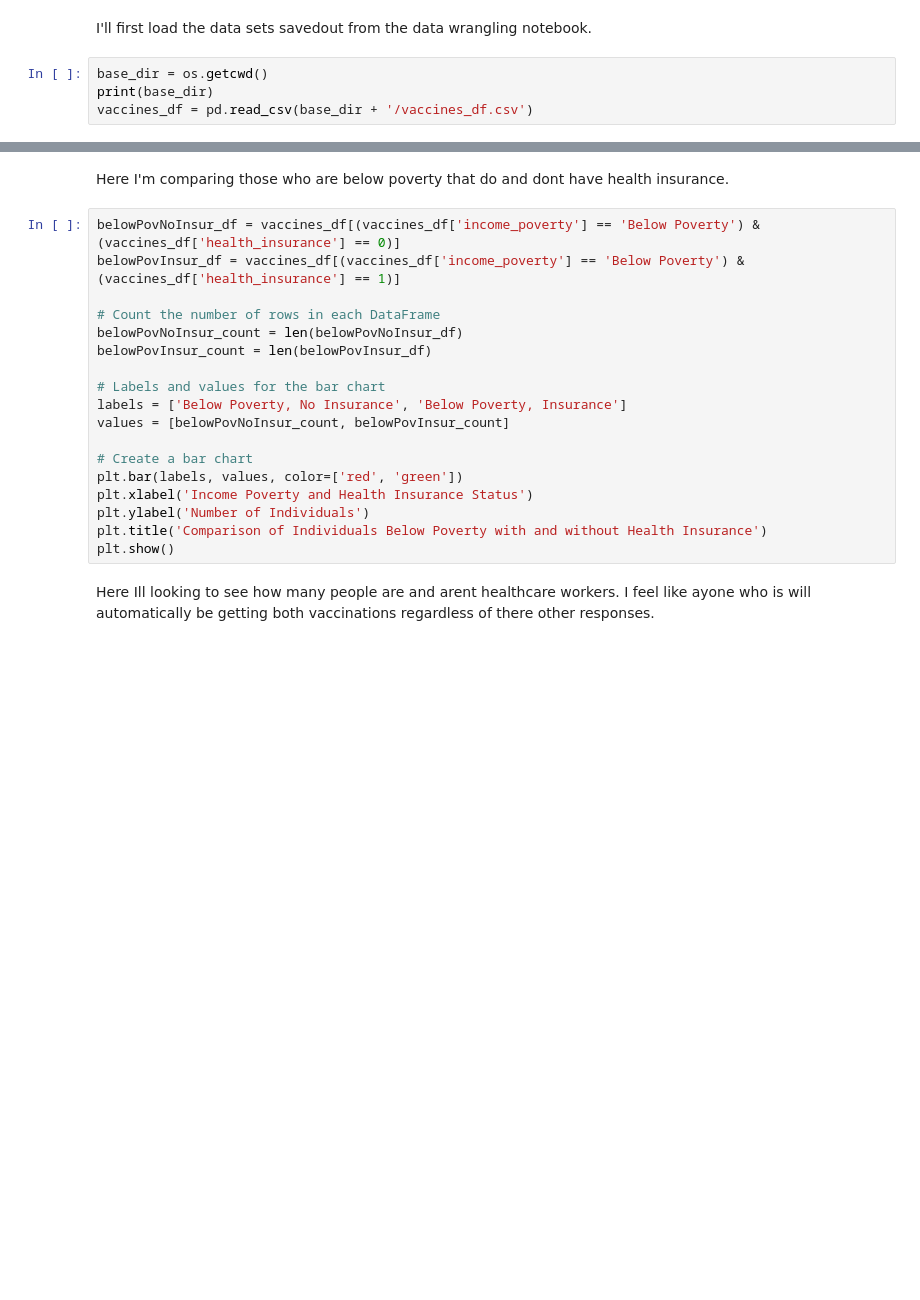
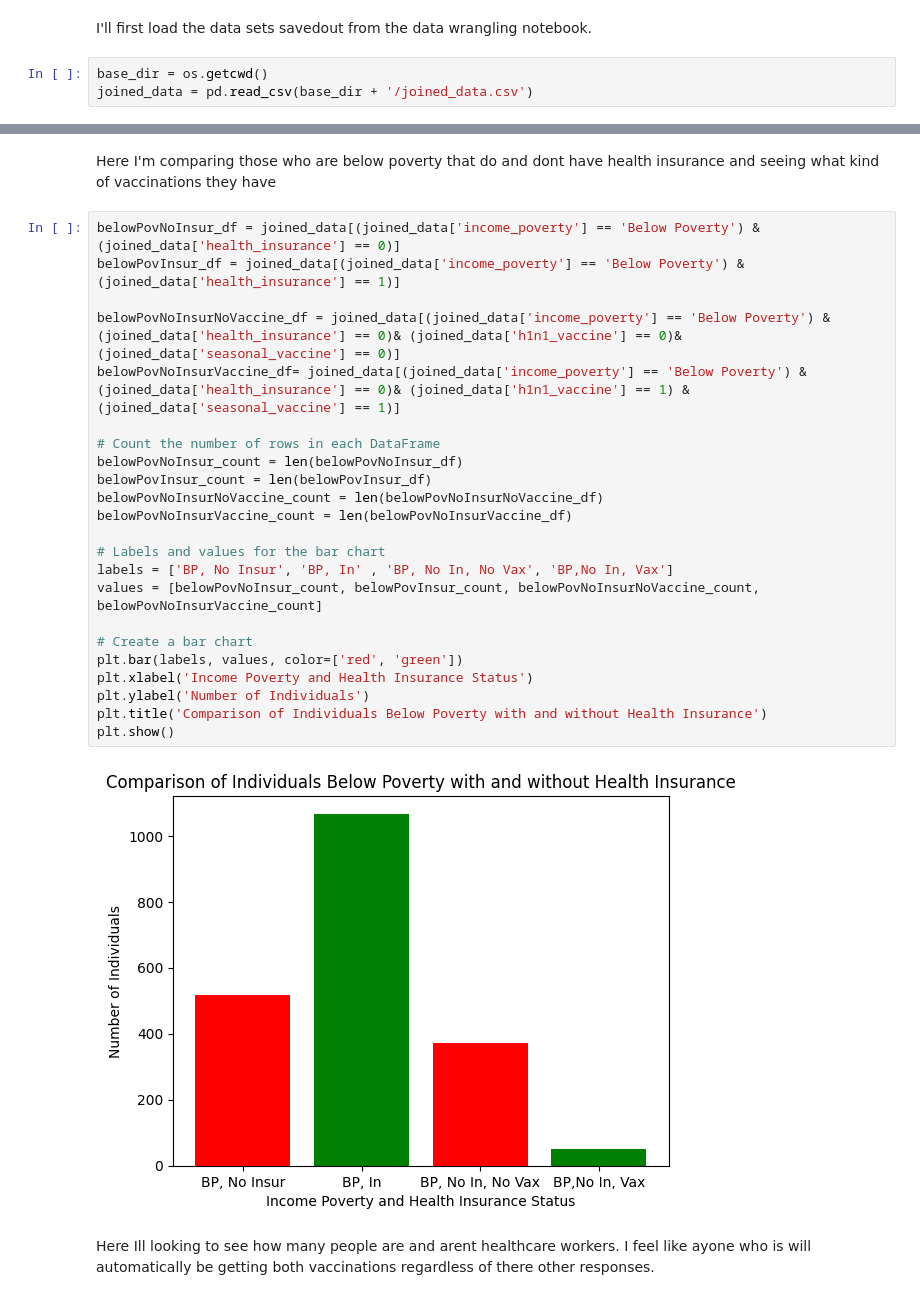
Before and after one commit to nudaee/DataScienceGuidedCapstone, a Jupyter notebook: Notebooks/Eda Cap2_01.ipynb, the cells around one changed output, grey strips where cells are left out. Drawn from its saved outputs; the diff is of its cells as text; blank space fills up the shorter version.

```diff
--- a/Notebooks/Eda Cap2_01.ipynb
+++ b/Notebooks/Eda Cap2_01.ipynb
@@ -11,5 +38,4 @@ from openpyxl import Workbook
 I'll first load the data sets savedout from the data wrangling notebook.
 # %%
 base_dir = os.getcwd()
-print(base_dir)
-vaccines_df = pd.read_csv(base_dir + '/vaccines_df.csv')
+joined_data = pd.read_csv(base_dir + '/joined_data.csv')
@@ -18,23 +52,30 @@ c:\Users\Duane\OneDrive\Documents\Springboard\GithubRepositorys\DataScienceGuide
 # %% [markdown]
- Here I'm comparing those who are below poverty that do and dont have health insurance.
+ Here I'm comparing those who are below poverty that do and dont have health insurance and seeing what kind of vaccinations they have
 # %%
-belowPovNoInsur_df = vaccines_df[(vaccines_df['income_poverty'] == 'Below Poverty') & (vaccines_df['health_insurance'] == 0)]
-belowPovInsur_df = vaccines_df[(vaccines_df['income_poverty'] == 'Below Poverty') & (vaccines_df['health_insurance'] == 1)]
+belowPovNoInsur_df = joined_data[(joined_data['income_poverty'] == 'Below Poverty') & (joined_data['health_insurance'] == 0)]
+belowPovInsur_df = joined_data[(joined_data['income_poverty'] == 'Below Poverty') & (joined_data['health_insurance'] == 1)]
+
+belowPovNoInsurNoVaccine_df = joined_data[(joined_data['income_poverty'] == 'Below Poverty') & (joined_data['health_insurance'] == 0)& (joined_data['h1n1_vaccine'] == 0)& (joined_data['seasonal_vaccine'] == 0)]
+belowPovNoInsurVaccine_df= joined_data[(joined_data['income_poverty'] == 'Below Poverty') & (joined_data['health_insurance'] == 0)& (joined_data['h1n1_vaccine'] == 1) & (joined_data['seasonal_vaccine'] == 1)]
 
 # Count the number of rows in each DataFrame
 belowPovNoInsur_count = len(belowPovNoInsur_df)
 belowPovInsur_count = len(belowPovInsur_df)
+belowPovNoInsurNoVaccine_count = len(belowPovNoInsurNoVaccine_df)
+belowPovNoInsurVaccine_count = len(belowPovNoInsurVaccine_df)
 
 # Labels and values for the bar chart
-labels = ['Below Poverty, No Insurance', 'Below Poverty, Insurance']
-values = [belowPovNoInsur_count, belowPovInsur_count]
+labels = ['BP, No Insur', 'BP, In' , 'BP, No In, No Vax', 'BP,No In, Vax']
+values = [belowPovNoInsur_count, belowPovInsur_count, belowPovNoInsurNoVaccine_count, belowPovNoInsurVaccine_count]
 
 # Create a bar chart
 plt.bar(labels, values, color=['red', 'green'])
 plt.xlabel('Income Poverty and Health Insurance Status')
 plt.ylabel('Number of Individuals')
 plt.title('Comparison of Individuals Below Poverty with and without Health Insurance')
 plt.show()
+# %% [output]
+[figure, added]
 # %% [markdown]
 Here Ill looking to see how many people are and arent healthcare workers. I feel like ayone who is will automatically be getting both vaccinations regardless of there other responses.
 # %%
```
Also changed, not shown: parts of 27 cells of this notebook.
